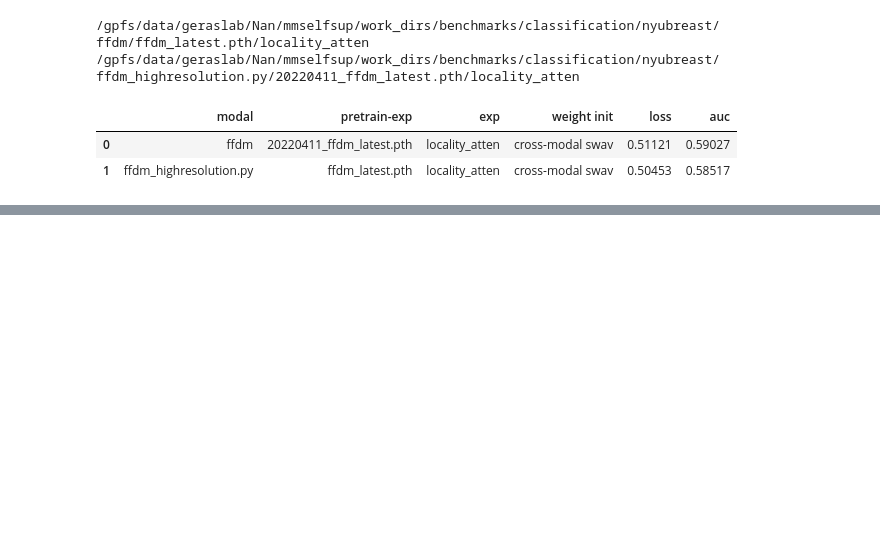
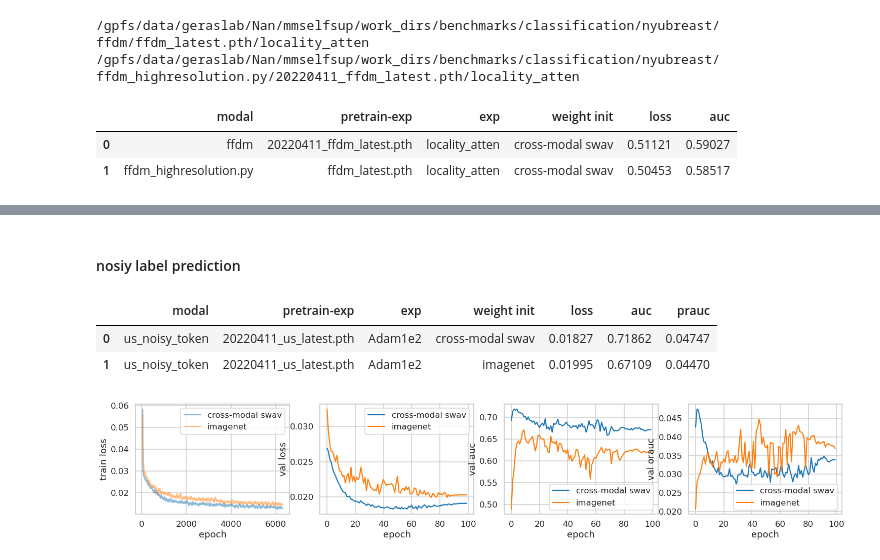
Before and after one commit to wooginawunan/mmselfsup, a Jupyter notebook: notebooks/analysis.ipynb, the cells around one changed output, grey strips where cells are left out. Saved outputs shown, nothing was run; the diff lists cells and outputs as text; code cells hidden in the pictures; blank space fills up the shorter version.

```diff
--- a/notebooks/analysis.ipynb
+++ b/notebooks/analysis.ipynb
@@ -337,2 +187,0 @@ learning_curves(save_path, model_path, prefix, 'US Transfer (Imagenet lr=1e-6)',
-# %%
-learning_curves(save_path, model_path, prefix, 'US Transfer  (Imagenet lr=1e-3)', '_lr1e3')
@@ -342,3 +187,0 @@ learning_curves(save_path, model_path, prefix, 'US Transfer  (Imagenet lr=1e-3)'
-# %%
-prefix = 'balanced'
-learning_curves(save_path, model_path, prefix, 'US Linear')
@@ -373,26 +187,0 @@ learning_curves(save_path, model_path, prefix, 'FFDM Transfer')
-# %%
-save_path = '/gpfs/data/geraslab/Nan/mmselfsup/work_dirs/benchmarks/classification/nyubreast/'
-
-model_path = ''
-
-variants = ['ffdm/20220411_ffdm_latest.pth/locality_atten', 'ffdm/20220411_ffdm_latest.pth/locality_atten_imagenet',
-    'ffdm_fixed_datasampler/20220411_ffdm_latest.pth/locality_atten',
-    'ffdm_fixed_datasampler/20220411_ffdm_latest.pth/locality_atten_imagenet',
-    'ffdm_highresolution.py/ffdm_latest.pth/locality_atten'
-    ]
-
-performance = []
-for cls in variants:
-    file = sorted(glob.glob(os.path.join(save_path, model_path, cls, '*.json')))[-1]
-
-    f = open(file)
-    lines = f.readlines()[1:]
-    logs = pd.DataFrame([json.loads(line) for line in lines])
-
-    print(file,'epoch' ,logs.epoch.max())
-    if logs.epoch.max()>20:
-
-        loss, auc = logs[logs['mode']=='val'].head4_loss.min(), logs[logs['mode']=='val'].head4_auc.max()
-        performance.append({'datasample':  cls.split('/')[0], 'model': cls.split('/')[-1], 'loss': loss, 'auc': auc})
-performance = pd.DataFrame(performance)
-performance
@@ -411,8 +187,0 @@ performance
-# %%
-save_path = '/gpfs/data/geraslab/Nan/mmselfsup/work_dirs/benchmarks/classification/nyubreast/'
-
-model_path = 'us/20220411_us_latest.pth'
-
-prefix = 'balanced'
-
-learning_curves(save_path, model_path, prefix, 'US Linear')
@@ -421,0 +210,2 @@ learning_curves(save_path, model_path, prefix, 'US Linear')
+# %% [markdown]
+#### nosiy label prediction
@@ -421,0 +269,20 @@ learning_curves(save_path, model_path, prefix, 'US Linear')
+# %%
+modal_cls = ['us_noisy_token']
+model_path = ['20220411_us_latest.pth']
+exp_prefix = [ 'Adam1e2']
+weight_init = ['', '_imagenet']
+
+performance = get_comparison_table(modal_cls, model_path, exp_prefix, weight_init)
+performance
+# %% [output]
+|  | modal | pretrain-exp | exp | weight init | loss | auc | prauc |
+| 0 | us_noisy_token | 20220411_us_latest.pth | Adam1e2 | cross-modal swav | 0.01827 | 0.71862 | 0.04747 |
+| 1 | us_noisy_token | 20220411_us_latest.pth | Adam1e2 | imagenet | 0.01995 | 0.67109 | 0.04470 |
+# %%
+
+file_prefixes = [('us_noisy_token', '20220411_us_latest.pth', 'Adam1e2', ''),
+                 ('us_noisy_token', '20220411_us_latest.pth', 'Adam1e2_imagenet', ''),]
+titles = ['cross-modal swav', 'imagenet']
+learning_curves_comparsion(file_prefixes, titles)
+# %% [output]
+[figure, added]
```
Also changed, not shown: parts of 21 cells of this notebook, 2 other files.
